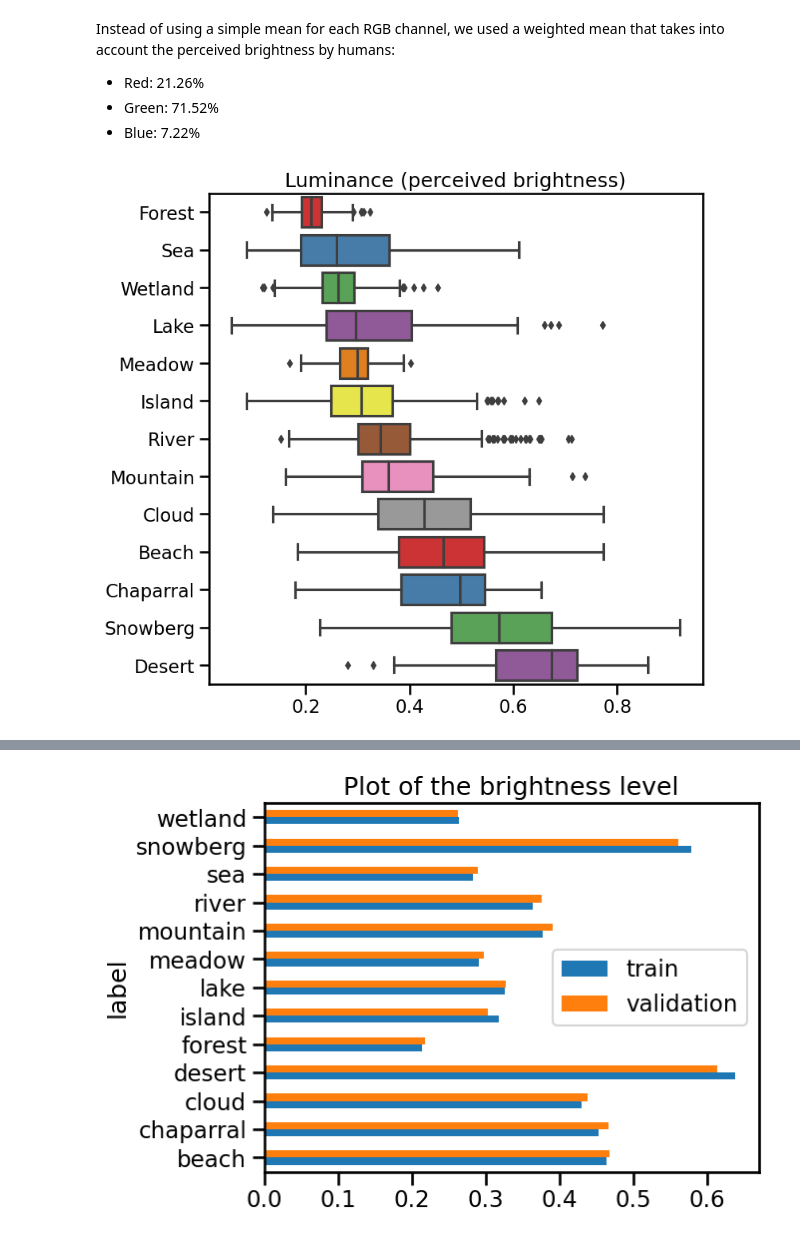
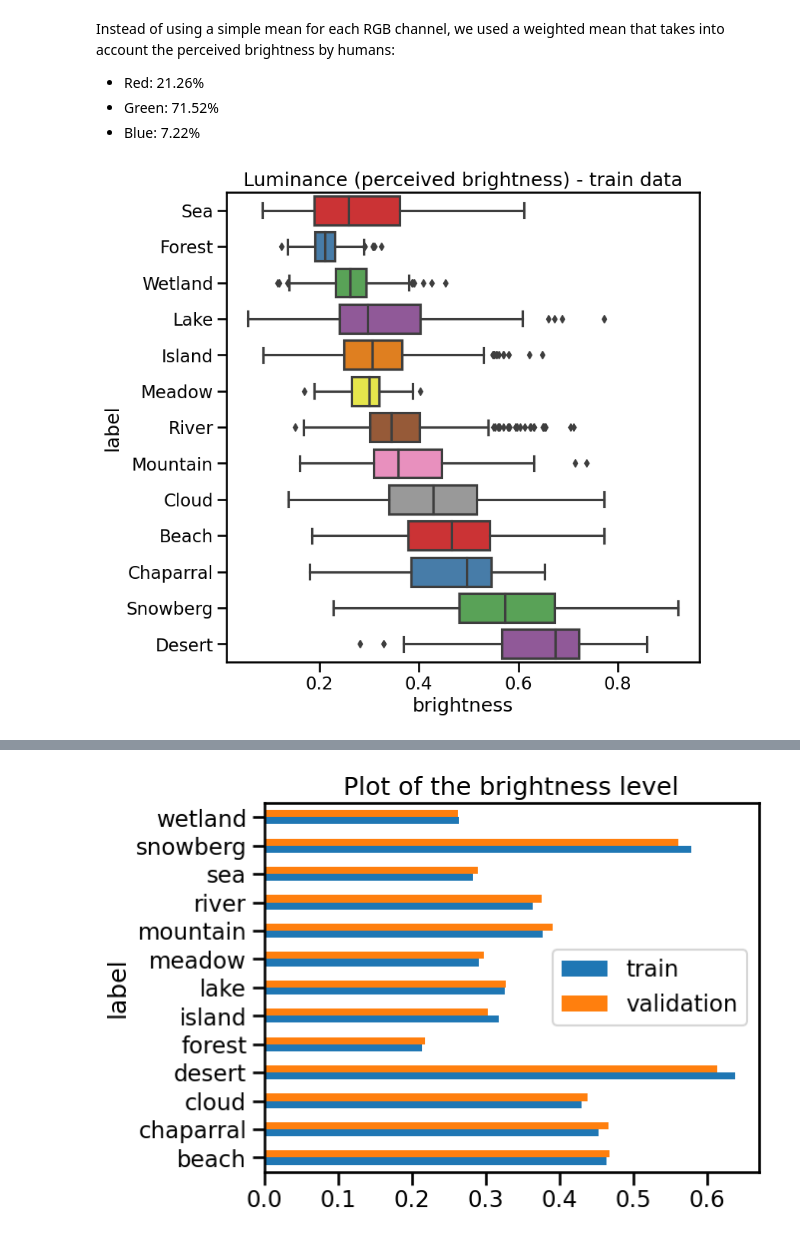
Before and after one commit to kentrachmat/HoML, a Jupyter notebook: notebooks/final_notebook.ipynb, the cells around one changed output, grey strips where cells are left out. Drawn from its saved outputs; the diff is of its cells as text; code cells hidden in the pictures.

```diff
--- a/notebooks/final_notebook.ipynb
+++ b/notebooks/final_notebook.ipynb
@@ -336,12 +336,10 @@ data_coords_val["brightness"] = data_coords_val[list("RGB")] @ BRIGHTNESS_VECTOR
 # %%
 plot_data = data_coords_train[["label", "brightness"]].copy()
 plot_data["label"] = plot_data["label"].str.capitalize()
-order = plot_data.groupby("label")["brightness"].median().sort_values().index.tolist()
+order = plot_data.groupby("label")["brightness"].quantile(0.25).sort_values().index.tolist()
 plt.figure(figsize=(8, 8))
 sns.boxplot(y="label", x="brightness", data=plot_data, order=order, palette="Set1")
-plt.ylabel("")
-plt.xlabel("")
-plt.title("Luminance (perceived brightness)")
-plt.savefig("../data/figures/luminance.png")
+plt.title("Luminance (perceived brightness) - train data")
+plt.savefig("../data/figures/luminance_train.png")
 # %% [output]
-[figure, old version]
+[figure, new version]
```
Also changed, not shown: parts of 20 cells of this notebook, 3 other files.
